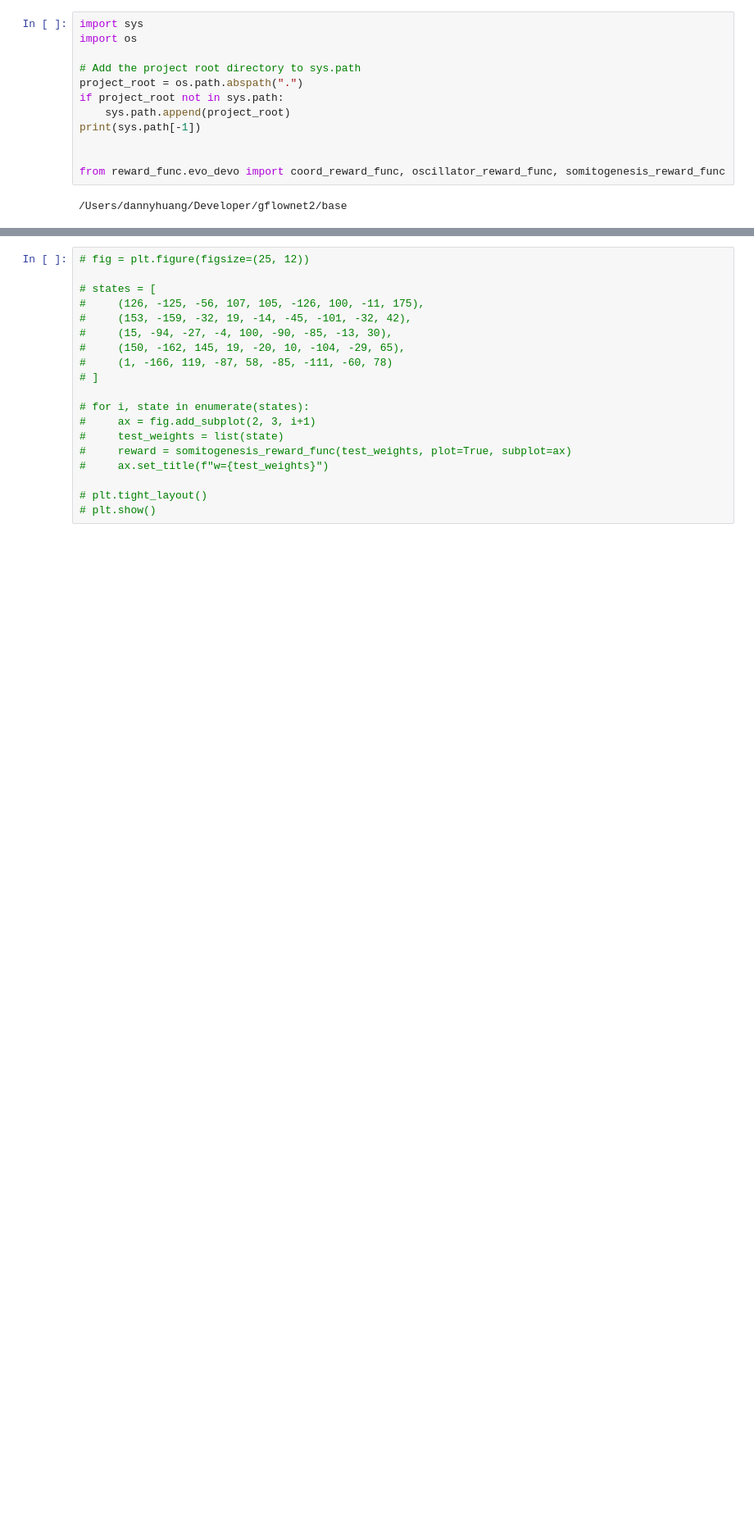
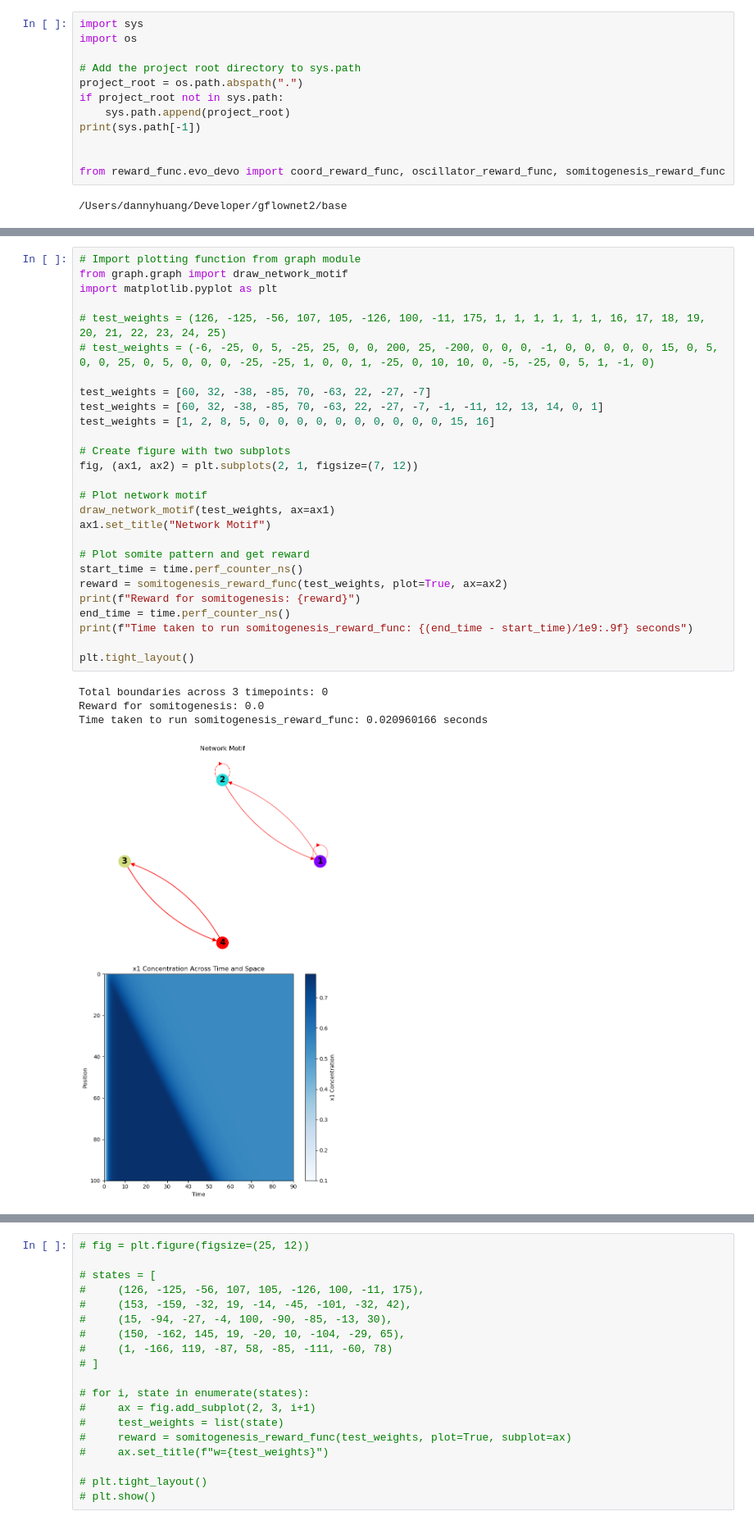
Before and after one commit to qhuang20/discrete-gflownet, a Jupyter notebook: test_grid.ipynb, the cells around one changed output, grey strips where cells are left out. Shown at 82% size. Cells and saved outputs as stored; diff of their text form; blank space fills up the shorter version.

Commit message:
e reward, New state to matrix Transformation

```diff
--- a/test_grid.ipynb
+++ b/test_grid.ipynb
@@ -123,0 +38,32 @@ Time taken to run coord_reward_func: 0.038143000 seconds
+# %%
+# Import plotting function from graph module
+from graph.graph import draw_network_motif
+import matplotlib.pyplot as plt
+
+# test_weights = (126, -125, -56, 107, 105, -126, 100, -11, 175, 1, 1, 1, 1, 1, 1, 16, 17, 18, 19, 20, 21, 22, 23, 24, 25)
+# test_weights = (-6, -25, 0, 5, -25, 25, 0, 0, 200, 25, -200, 0, 0, 0, -1, 0, 0, 0, 0, 0, 15, 0, 5, 0, 0, 25, 0, 5, 0, 0, 0, -25, -25, 1, 0, 0, 1, -25, 0, 10, 10, 0, -5, -25, 0, 5, 1, -1, 0)
+
+test_weights = [60, 32, -38, -85, 70, -63, 22, -27, -7]
+test_weights = [60, 32, -38, -85, 70, -63, 22, -27, -7, -1, -11, 12, 13, 14, 0, 1]
+test_weights = [1, 2, 8, 5, 0, 0, 0, 0, 0, 0, 0, 0, 0, 0, 15, 16]
+
+# Create figure with two subplots
+fig, (ax1, ax2) = plt.subplots(2, 1, figsize=(7, 12))
+
+# Plot network motif
+draw_network_motif(test_weights, ax=ax1)
+ax1.set_title("Network Motif")
+
+# Plot somite pattern and get reward
+start_time = time.perf_counter_ns()
+reward = somitogenesis_reward_func(test_weights, plot=True, ax=ax2)
+print(f"Reward for somitogenesis: {reward}")
+end_time = time.perf_counter_ns()
+print(f"Time taken to run somitogenesis_reward_func: {(end_time - start_time)/1e9:.9f} seconds")
+
+plt.tight_layout()
+# %% [output]
+Total boundaries across 3 timepoints: 0
+Reward for somitogenesis: 0.0
+Time taken to run somitogenesis_reward_func: 0.020960166 seconds
+[figure, added]
```
Also changed, not shown: parts of 5 cells of this notebook, 15 other files.
